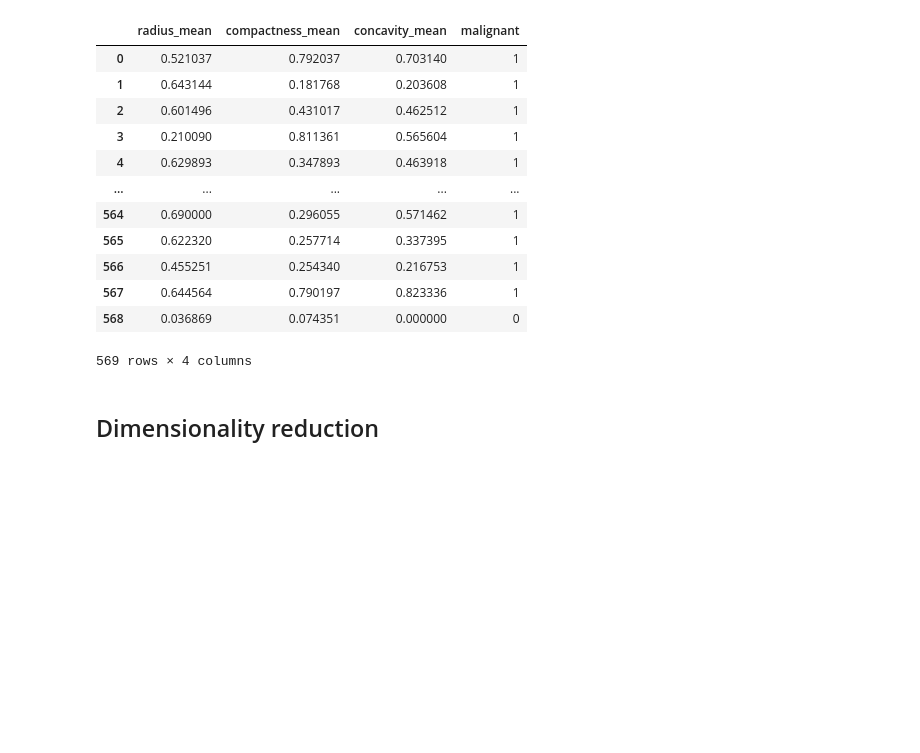
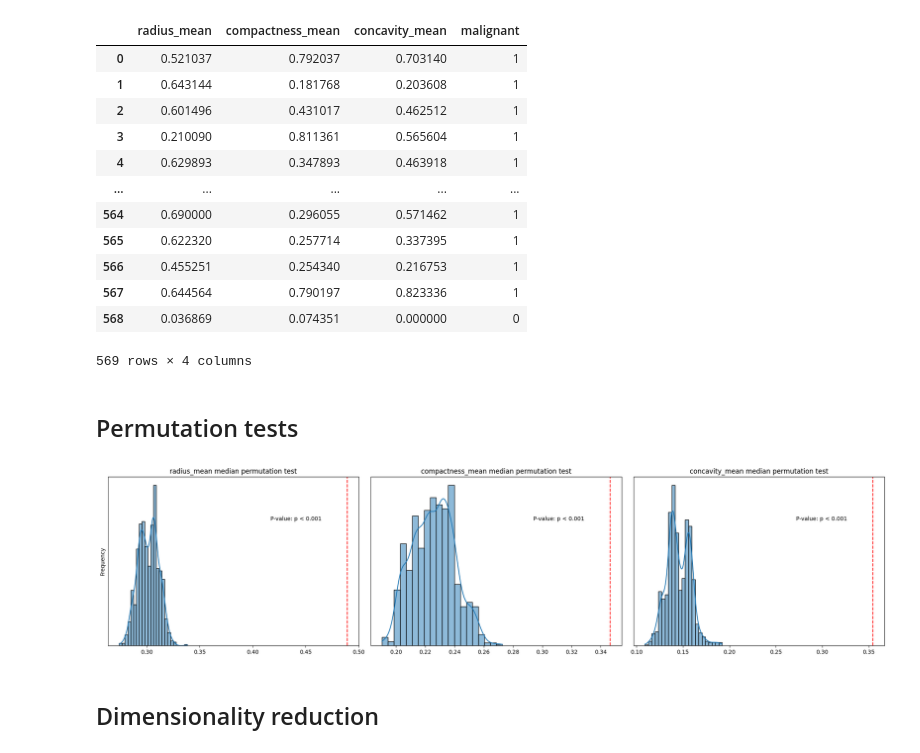
Before and after one commit to kamilrybacki/MLToolsExercises, a Jupyter notebook: content/wisconsin.ipynb, the cells around one changed output. Saved outputs shown, nothing was run; the diff lists cells and outputs as text; code cells hidden in the pictures; blank space fills up the shorter version.

```diff
--- a/content/wisconsin.ipynb
+++ b/content/wisconsin.ipynb
@@ -314,6 +314,52 @@ Index(['texture_mean', 'smoothness_mean', 'symmetry_mean',
 | 567 | 0.644564 | 0.790197 | 0.823336 | 1 |
 | 568 | 0.036869 | 0.074351 | 0.000000 | 0 |
 569 rows × 4 columns
+# %% [markdown]
+## Permutation tests
+# %%
+number_of_permutations = 1000
+columns_without_diagnosis = wisconsin_breast_cancer_data.columns.drop('malignant')
+
+malignant_observations = wisconsin_breast_cancer_data.query('malignant == 1')
+observed_medians = malignant_observations[columns_without_diagnosis].median()
+number_of_observations_to_sample = malignant_observations.shape[0]
+
+calculated_medians = {
+    f'{column}_median': []
+    for column in columns_without_diagnosis
+}
+for _ in range(number_of_permutations):
+    permutation_medians = wisconsin_breast_cancer_data[columns_without_diagnosis]\
+        .sample(n=number_of_observations_to_sample, replace=False)\
+        .median()\
+        .items()
+    for column, median in permutation_medians:
+        calculated_medians[f'{column}_median'].append(median)
+
+# Plot the observed medians and the calculated medians
+
+fig, axes = plt.subplots(1, len(columns_without_diagnosis), figsize=(20, 5))
+for i, column in enumerate(columns_without_diagnosis):
+    sns.histplot(calculated_medians[f'{column}_median'], kde=True, ax=axes[i])
+    axes[i].axvline(observed_medians[column], color='red', linestyle='--')
+    axes[i].set_title(f'{column} median permutation test')
+    axes[i].set_xlabel('')
+    axes[i].set_ylabel('')
+    axes[i].set_yticks([])
+    p_value = (
+        np.sum(calculated_medians[f'{column}_median'] >= observed_medians[column])
+    ) / number_of_permutations
+    axes[i].text(
+        0.75, 0.75,
+        f'P-value: {p_value:.4f}' if p_value >= 0.001 else 'P-value: p < 0.001',
+        horizontalalignment='center',
+        verticalalignment='center',
+        transform=axes[i].transAxes
+    )
+axes[0].set_ylabel('Frequency')
+fig.tight_layout()
+# %% [output]
+[figure, added]
 # %% [markdown]
 ## Dimensionality reduction
 # %%
```
Also changed, not shown: parts of 3 cells of this notebook.
